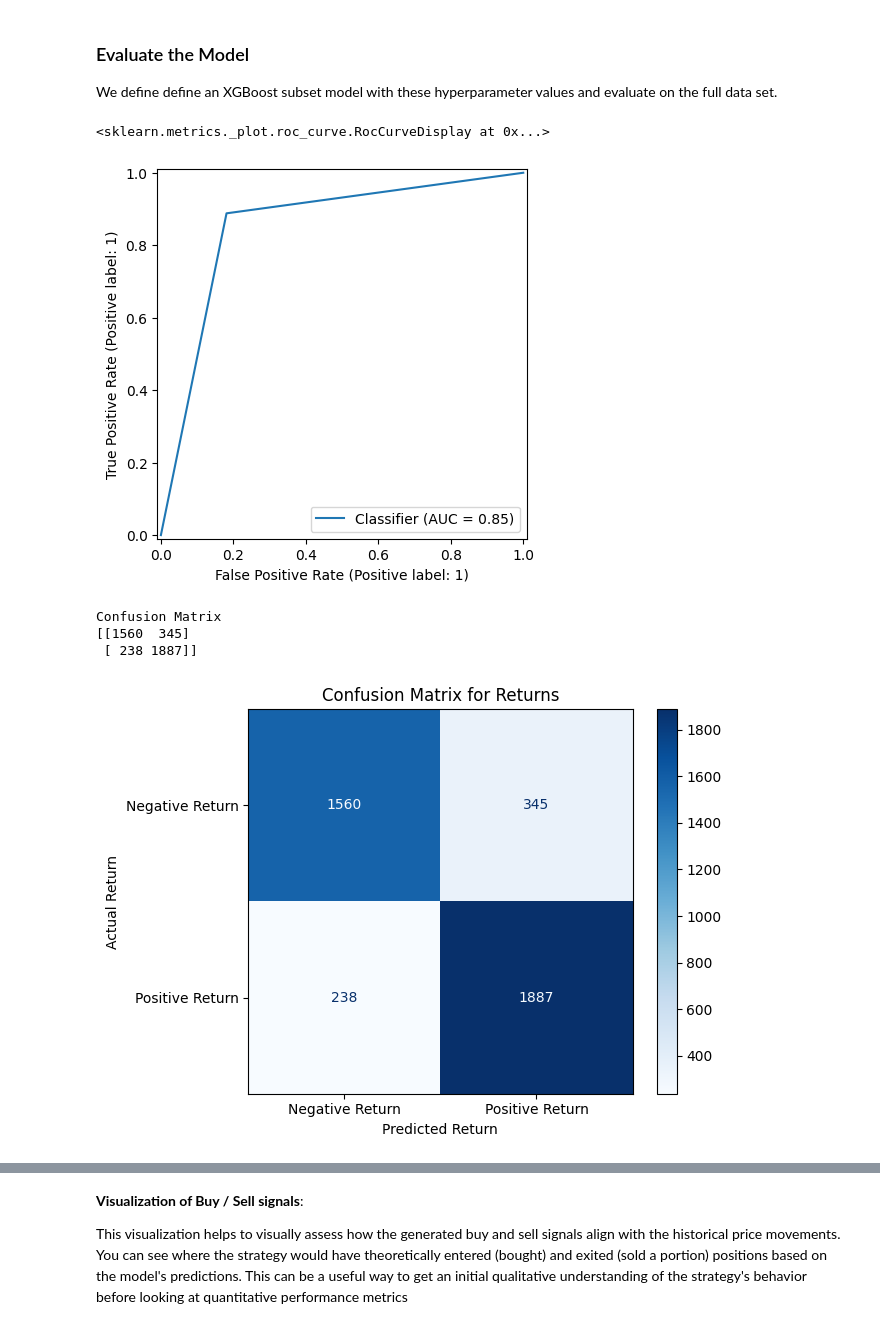
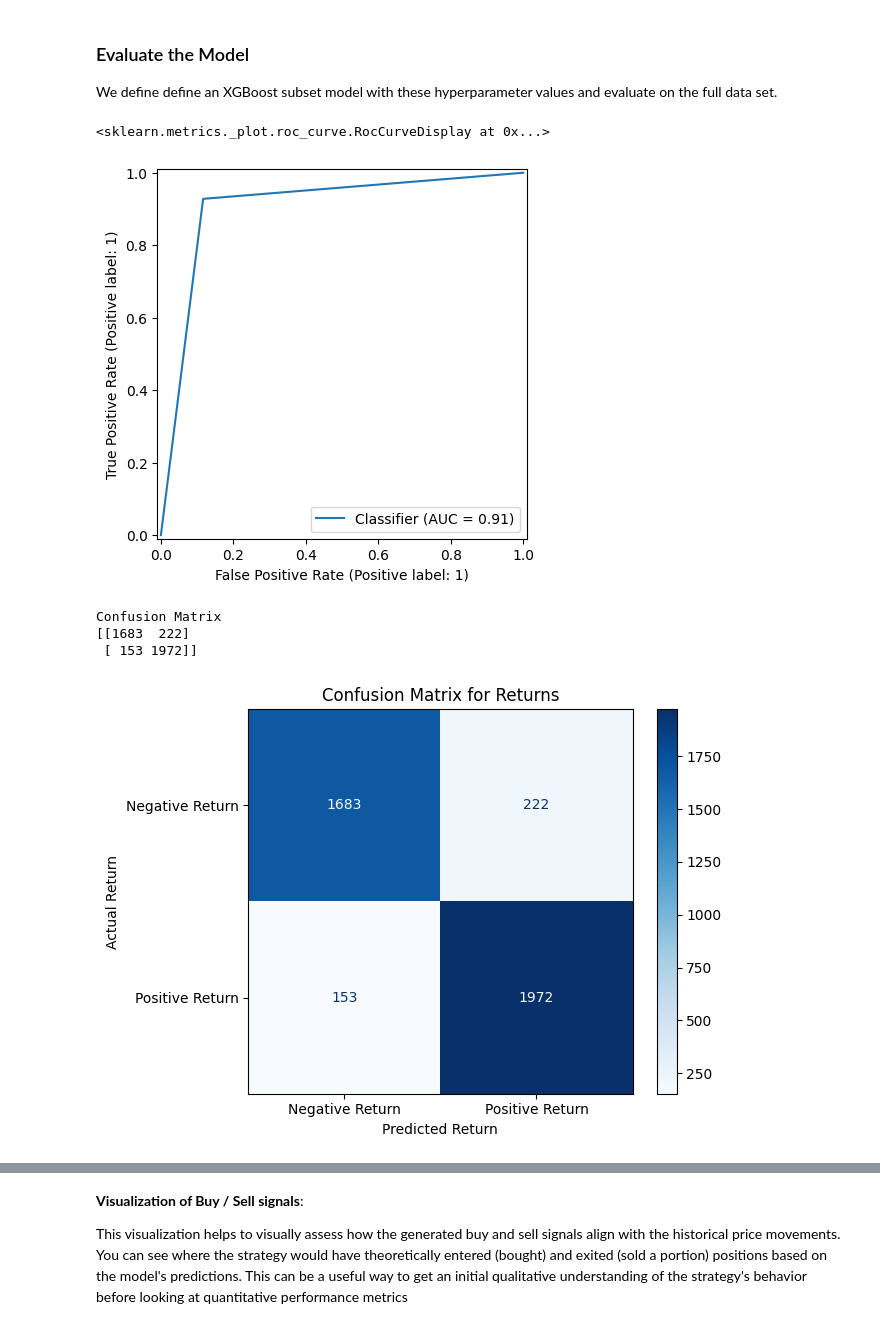
Before and after one commit to abhisuj/MSDS-451-Programming-Assignment1, a Jupyter notebook: 451_pa1_bitcoin_future.ipynb, the cells around one changed output, grey strips where cells are left out. Saved outputs shown, nothing was run; the diff lists cells and outputs as text; code cells hidden in the pictures.

```diff
--- a/451_pa1_bitcoin_future.ipynb
+++ b/451_pa1_bitcoin_future.ipynb
@@ -589,15 +589,15 @@ We define define an XGBoost subset model with these hyperparameter values and ev
 # %%
 # final model evaluation
 finalModel = XGBClassifier(objective='binary:logistic', eval_metric='logloss', random_state=2025,
-                          max_depth = 9, min_child_weight = 9, subsample = 0.70, learning_rate = 0.06, n_estimators = 300)
+                          max_depth = 9, min_child_weight = 9, subsample = 0.70, learning_rate = 0.06, n_estimators = 500)
 
 # Train the final model on the full standardized dataset
 finalModel.fit(X, y)
 ypred = finalModel.predict(X)
 RocCurveDisplay.from_predictions(y, ypred)
 # %% [output]
 <sklearn.metrics._plot.roc_curve.RocCurveDisplay at 0x...>
-[figure, old version]
+[figure, new version]
 # %%
 print("Confusion Matrix")
 # Use the predictions from the model trained on standardized features
@@ -612,9 +612,9 @@ plt.tight_layout()
 plt.show()
 # %% [output]
 Confusion Matrix
-[[1560  345]
- [ 238 1887]]
+[[1683  222]
+ [ 153 1972]]
-[figure, old version]
+[figure, new version]
 # %%
 # Use the predictions from the model trained on standardized features
 print(classification_report(y, ypred, labels = ["0","1"]))
```
Also changed, not shown: parts of 4 cells of this notebook.
